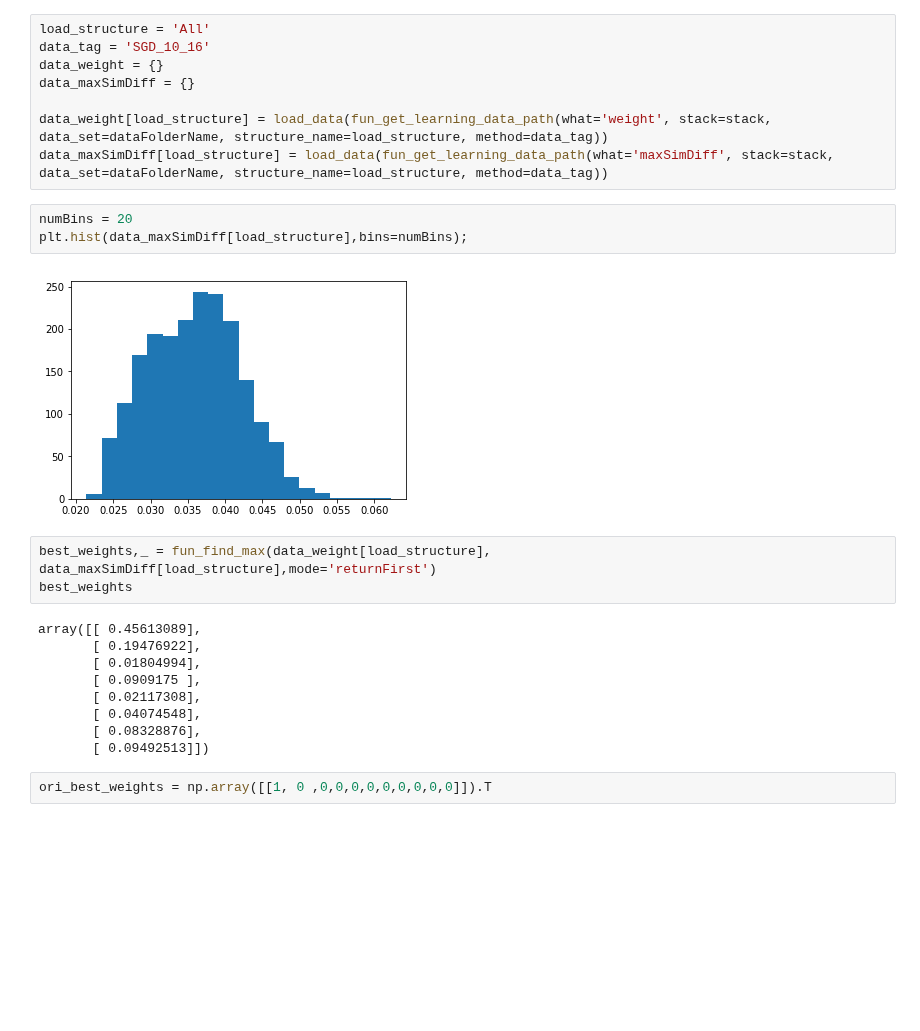
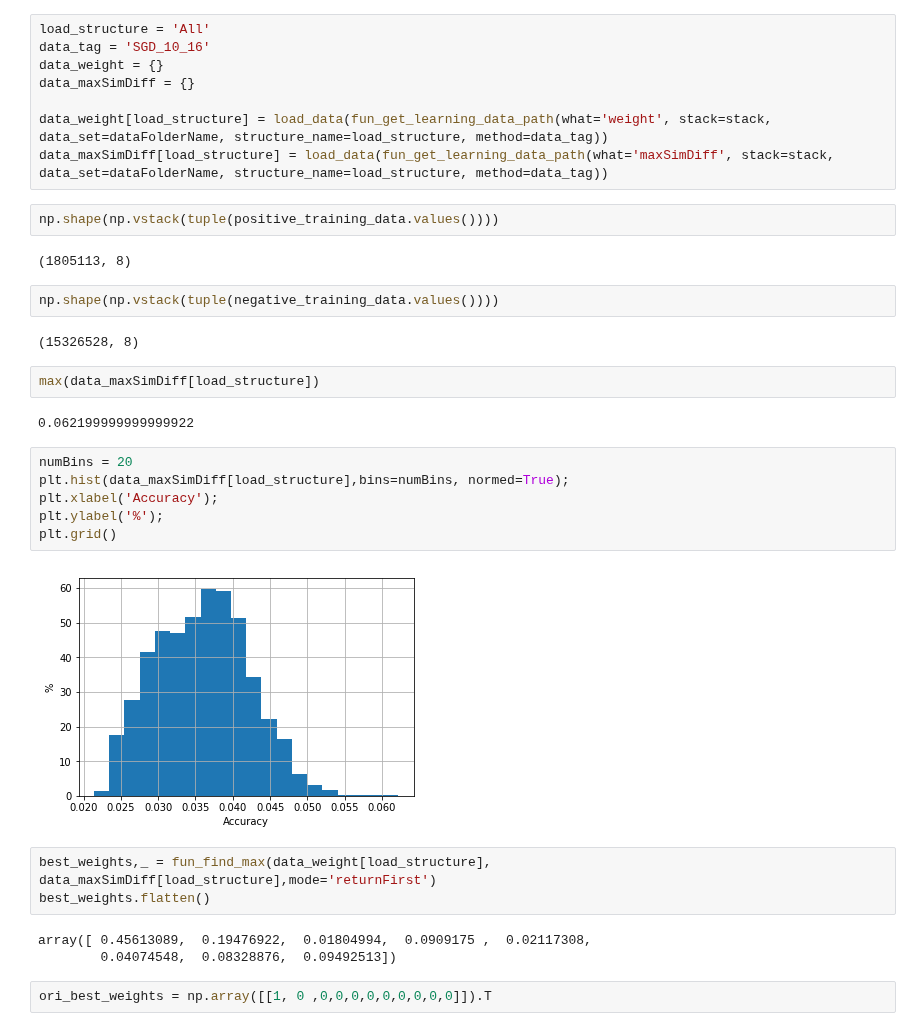
Before and after one commit to xiangjiph/MouseBrainAtlas, a Jupyter notebook: XJ/Blob_detection_v3.5(Typical vs. FalseTypical PreAreaNEcc).ipynb, the cells around one changed output. Saved outputs shown, nothing was run; the diff lists cells and outputs as text; blank space fills up the shorter version.

```diff
--- a/XJ/Blob_detection_v3.5(Typical vs. FalseTypical PreAreaNEcc).ipynb
+++ b/XJ/Blob_detection_v3.5(Typical vs. FalseTypical PreAreaNEcc).ipynb
@@ -592,23 +592,32 @@ data_maxSimDiff = {}
 
 data_weight[load_structure] = load_data(fun_get_learning_data_path(what='weight', stack=stack, data_set=dataFolderName, structure_name=load_structure, method=data_tag))
 data_maxSimDiff[load_structure] = load_data(fun_get_learning_data_path(what='maxSimDiff', stack=stack, data_set=dataFolderName, structure_name=load_structure, method=data_tag))
+# %%
+np.shape(np.vstack(tuple(positive_training_data.values())))
+# %% [output]
+(1805113, 8)
+# %%
+np.shape(np.vstack(tuple(negative_training_data.values())))
+# %% [output]
+(15326528, 8)
+# %%
+max(data_maxSimDiff[load_structure])
+# %% [output]
+0.062199999999999922
 # %%
 numBins = 20
-plt.hist(data_maxSimDiff[load_structure],bins=numBins);
+plt.hist(data_maxSimDiff[load_structure],bins=numBins, normed=True);
+plt.xlabel('Accuracy');
+plt.ylabel('%');
+plt.grid()
 # %% [output]
-[figure, old version]
+[figure, new version]
 # %%
 best_weights,_ = fun_find_max(data_weight[load_structure], data_maxSimDiff[load_structure],mode='returnFirst')
-best_weights
+best_weights.flatten()
 # %% [output]
-array([[ 0.45613089],
-       [ 0.19476922],
-       [ 0.01804994],
-       [ 0.0909175 ],
-       [ 0.02117308],
-       [ 0.04074548],
-       [ 0.08328876],
-       [ 0.09492513]])
+array([ 0.45613089,  0.19476922,  0.01804994,  0.0909175 ,  0.02117308,
+        0.04074548,  0.08328876,  0.09492513])
 # %%
 ori_best_weights = np.array([[1, 0 ,0,0,0,0,0,0,0,0,0]]).T
 # %%
```
Also changed, not shown: parts of 1 cell of this notebook, 3 other files.
